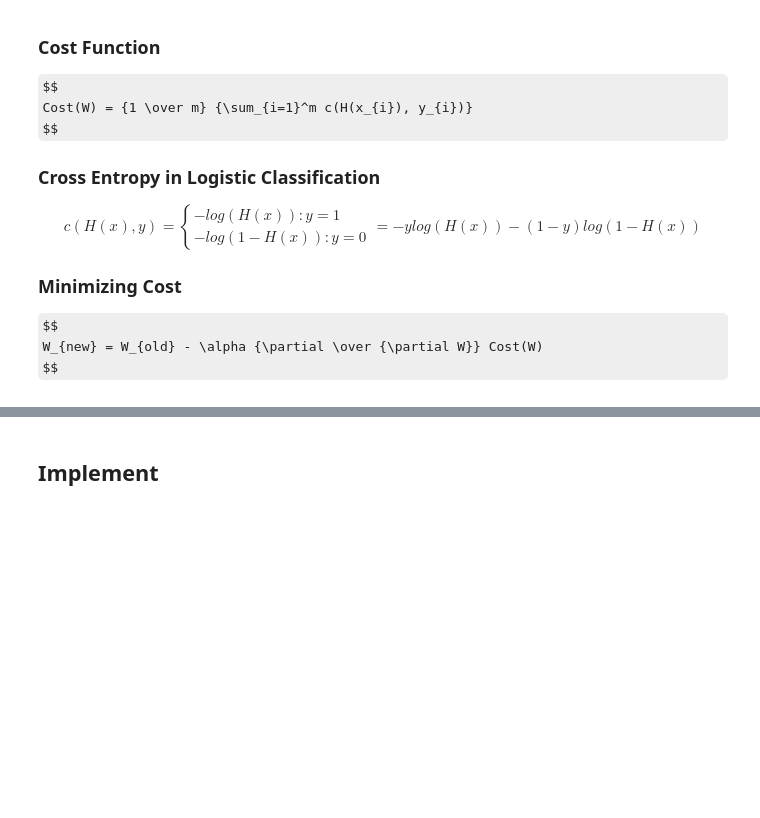
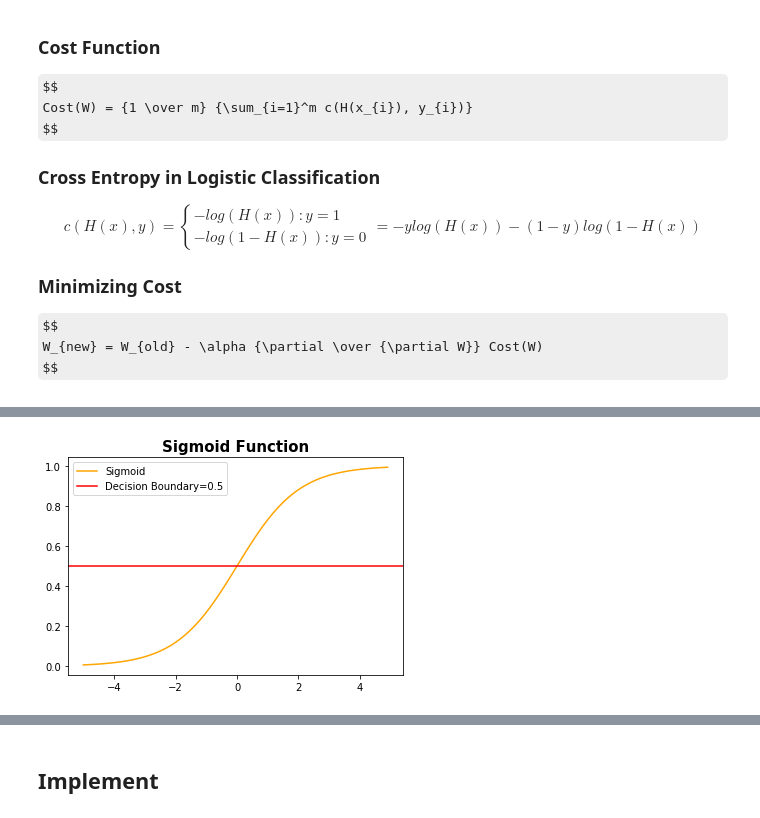
Before and after one commit to WooilJeong/TensorFlow, a Jupyter notebook: 04 Logistic Regression.ipynb, the cells around one changed output, grey strips where cells are left out. Cells and saved outputs as stored; diff of their text form; code cells hidden in the pictures; some formulas as TeX source; blank space fills up the shorter version.

```diff
--- a/04 Logistic Regression.ipynb
+++ b/04 Logistic Regression.ipynb
@@ -51,0 +63,14 @@ $$
+# %%
+import numpy as np
+import matplotlib.pyplot as plt
+
+x = np.arange(-5, 5, 0.1)
+y = 1/(1+np.exp(-x))
+
+plt.title('Sigmoid Function', size=15, weight='bold')
+plt.plot(x,y,color='orange', label='Sigmoid')
+plt.axhline(0.5, color='red', label='Decision Boundary=0.5')
+plt.legend(loc='upper left')
+plt.show()
+# %% [output]
+[figure, added]
```
Also changed, not shown: parts of 10 cells of this notebook.
